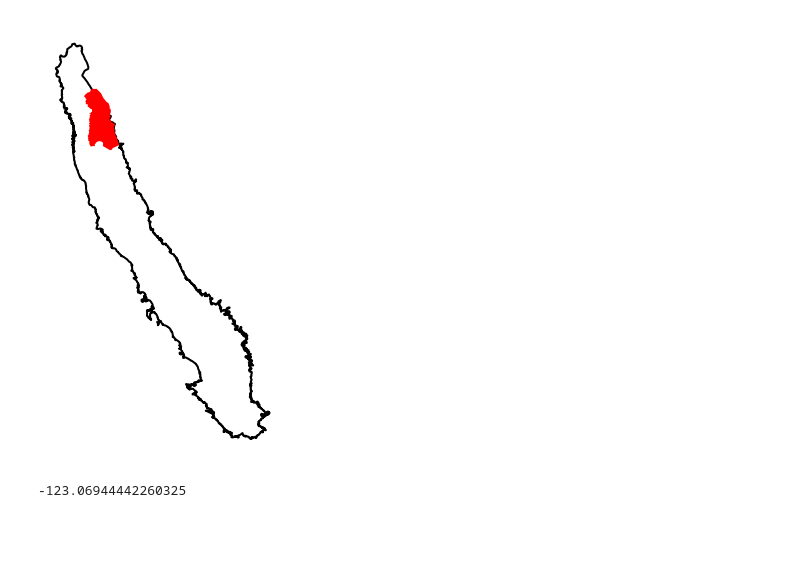
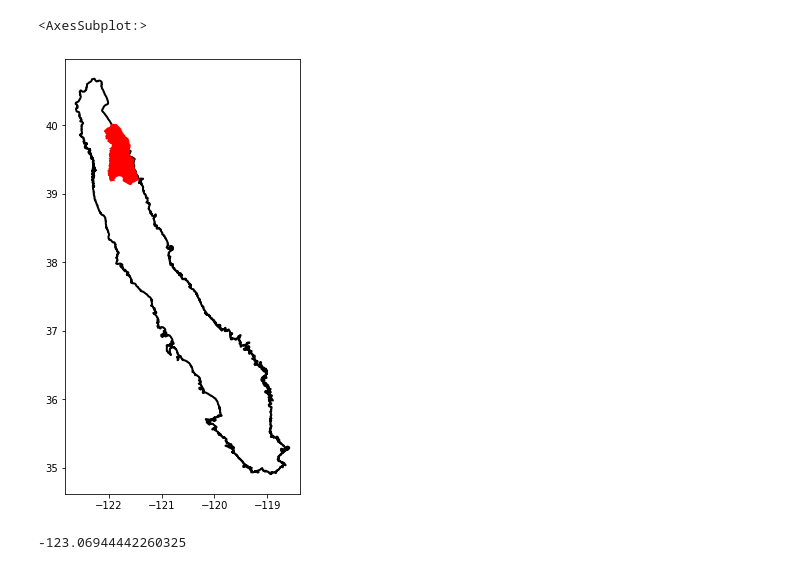
Before and after one commit to kashingtonDC/butte, a Jupyter notebook: code/Figure1.ipynb, the cells around one changed output. Drawn from its saved outputs; the diff is of its cells as text; code cells hidden in the pictures; blank space fills up the shorter version.

```diff
--- a/code/Figure1.ipynb
+++ b/code/Figure1.ipynb
@@ -130,9 +130,10 @@ plt.show()
 # %%
 ax = gp.read_file("/Users/aakashahamed/Desktop/RS_GW/shape/cv.shp").plot(figsize = (15,8), facecolor = 'none', linewidth =2.)
 gp.read_file("../shape/butte_gw_model.shp").plot(facecolor = 'red', ax = ax)
-ax.set_axis_off()
+# ax.set_axis_off()
 # %% [output]
+<AxesSubplot:>
-[figure, old version]
+[figure, new version]
 # %%
 lllon-1
 # %% [output]
```
Also changed, not shown: parts of 1 cell of this notebook.
